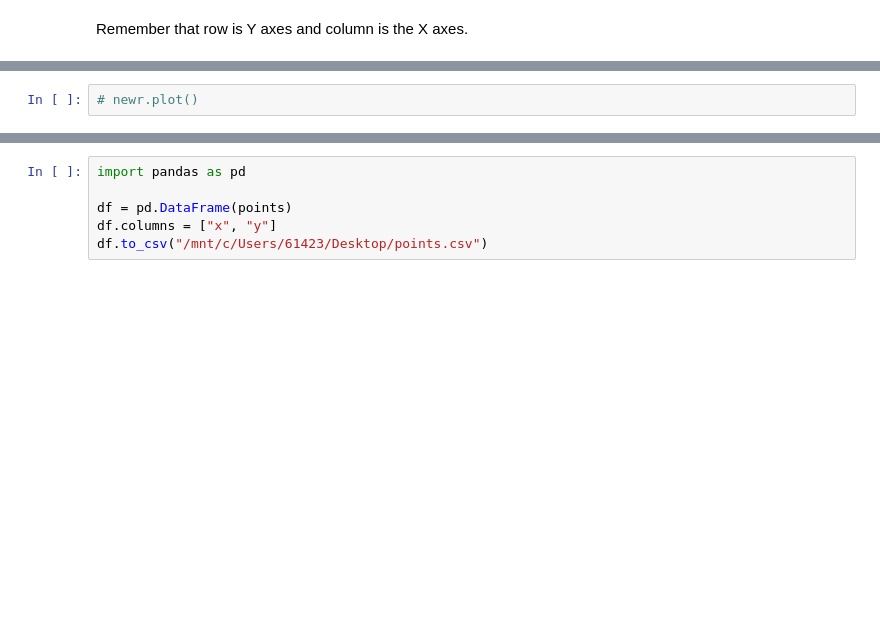
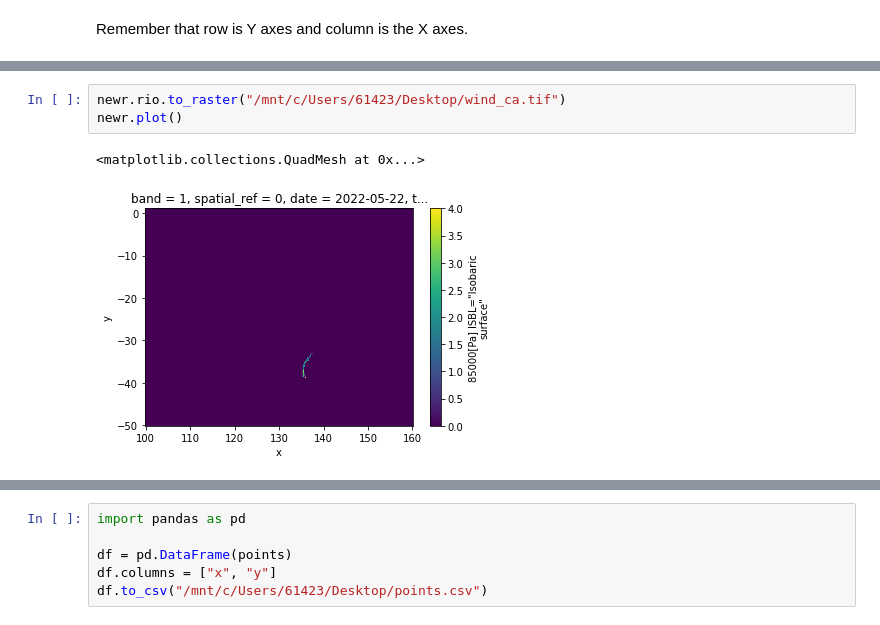
Before and after one commit to cesaraustralia/WindDispersalForecastTool, a Jupyter notebook: Scripts/GFS_data_visualise.ipynb, the cells around one changed output, grey strips where cells are left out. Cells and saved outputs as stored; diff of their text form; blank space fills up the shorter version.

```diff
--- a/Scripts/GFS_data_visualise.ipynb
+++ b/Scripts/GFS_data_visualise.ipynb
@@ -417,6 +417,10 @@ forecast: 50
 simulation: 1
-# %%
-# newr.plot()
+# %%
+newr.rio.to_raster("/mnt/c/Users/61423/Desktop/wind_ca.tif")
+newr.plot()
+# %% [output]
+<matplotlib.collections.QuadMesh at 0x...>
+[figure, added]
 # %%
 # plt.figure(figsize=(6, 5))
 plt.imshow(rr2[0])
```
Also changed, not shown: parts of 2 cells of this notebook, 2 other files.
